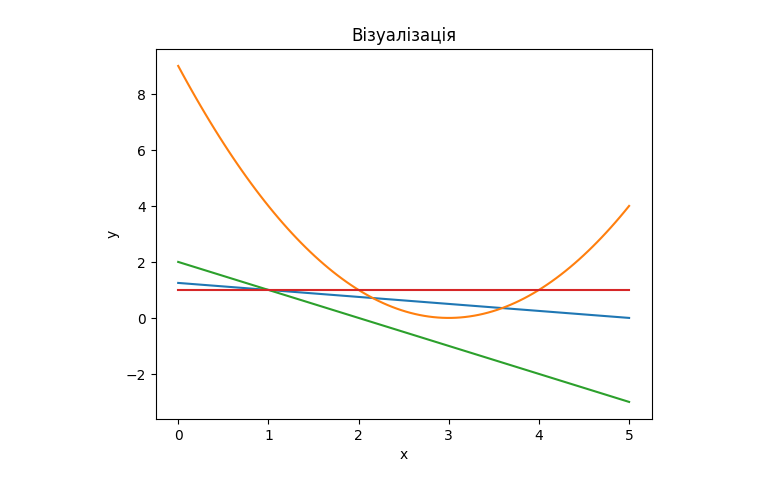
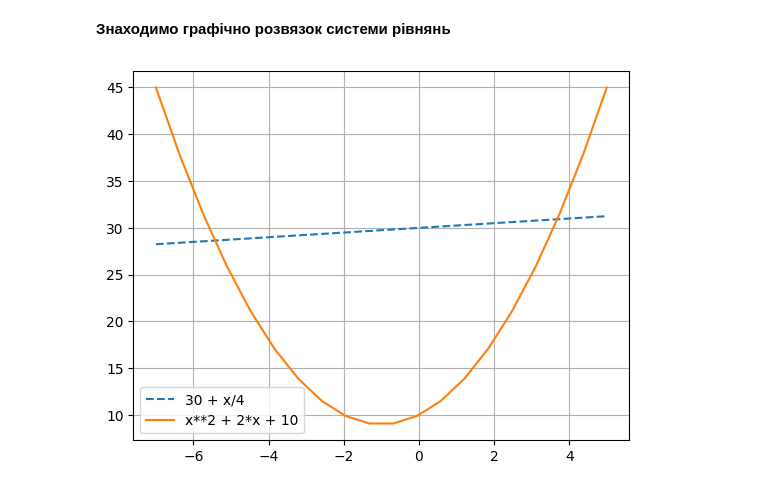
Before and after one commit to Add1ct2music/Matmetodu, a Jupyter notebook: laba3/3.ipynb, the cells around one changed output. Drawn from its saved outputs; the diff is of its cells as text; code cells hidden in the pictures.

```diff
--- a/laba3/3.ipynb
+++ b/laba3/3.ipynb
@@ -74,19 +48,14 @@ plt.show()
+# %% [markdown]
+**Знаходимо графічно розвязок системи рівнянь**
 # %%
-x = np.linspace(0, 5, 100)
-ya = (5 - x)/4
-yb = (3 - x)**2
-yc = (2 - x)
-yd = np.full_like(x, 1)
+x = np.linspace(-7, 5, num=20)
+y_a = 30 + x/4
+y_b = x**2 + 2*x + 10
 
-plt.plot(x, ya, label='y = (5 - x)/4')
-plt.plot(x, yb, label='y = (3 - x)**2')
-plt.plot(x, yc, label='y = 2 - x')
-plt.plot(x, yd, label='y = 1')
-
-plt.title('Візуалізація')
-plt.xlabel('x')
-plt.ylabel('y')
-
+plt.plot(x, y_a, "--", label="30 + x/4")
+plt.plot(x, y_b, "-", label="x**2 + 2*x + 10")
+plt.legend()
+plt.grid()
 plt.show()
 # %% [output]
-[figure, old version]
+[figure, new version]
```
Also changed, not shown: parts of 15 cells of this notebook.
